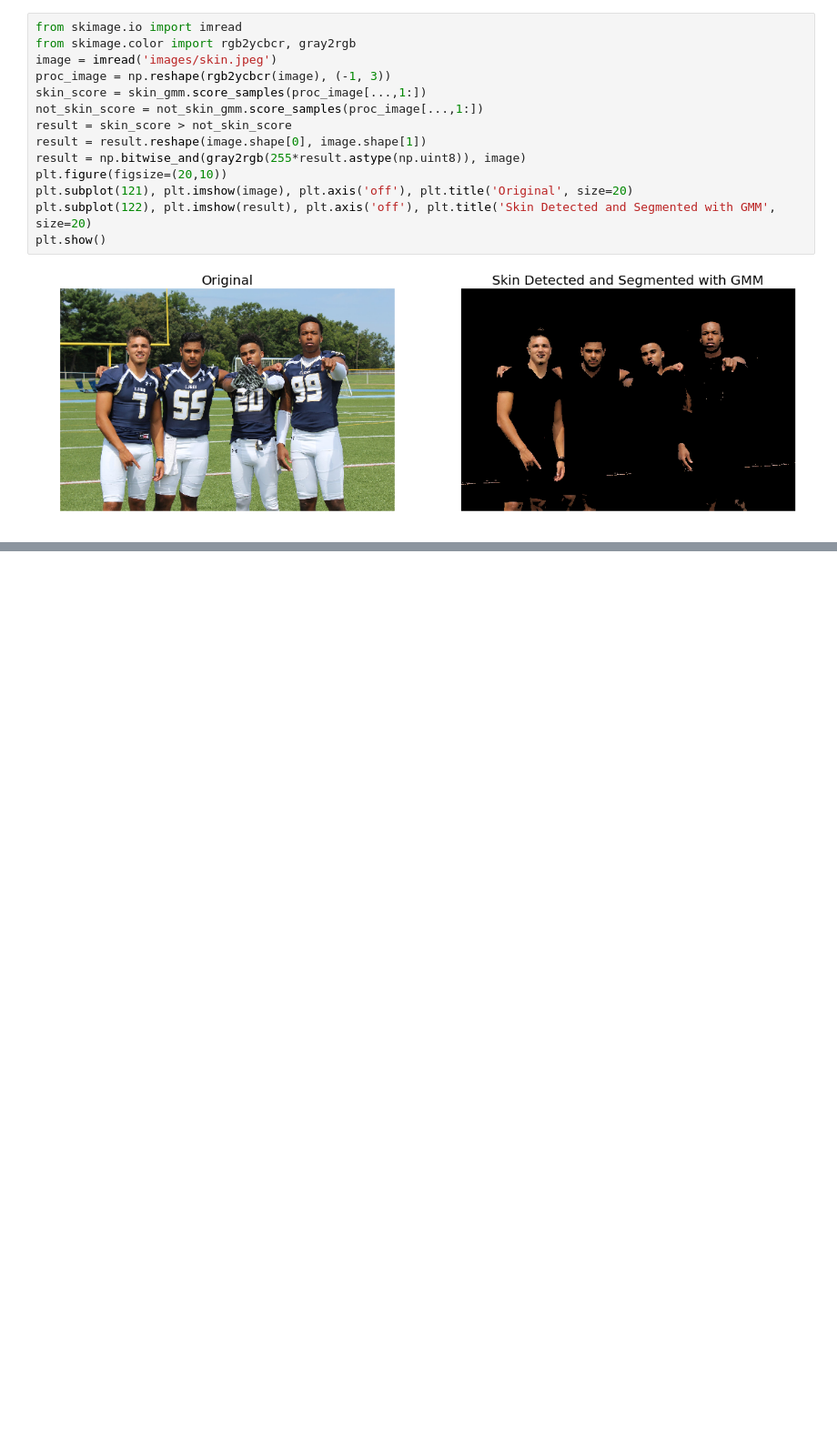
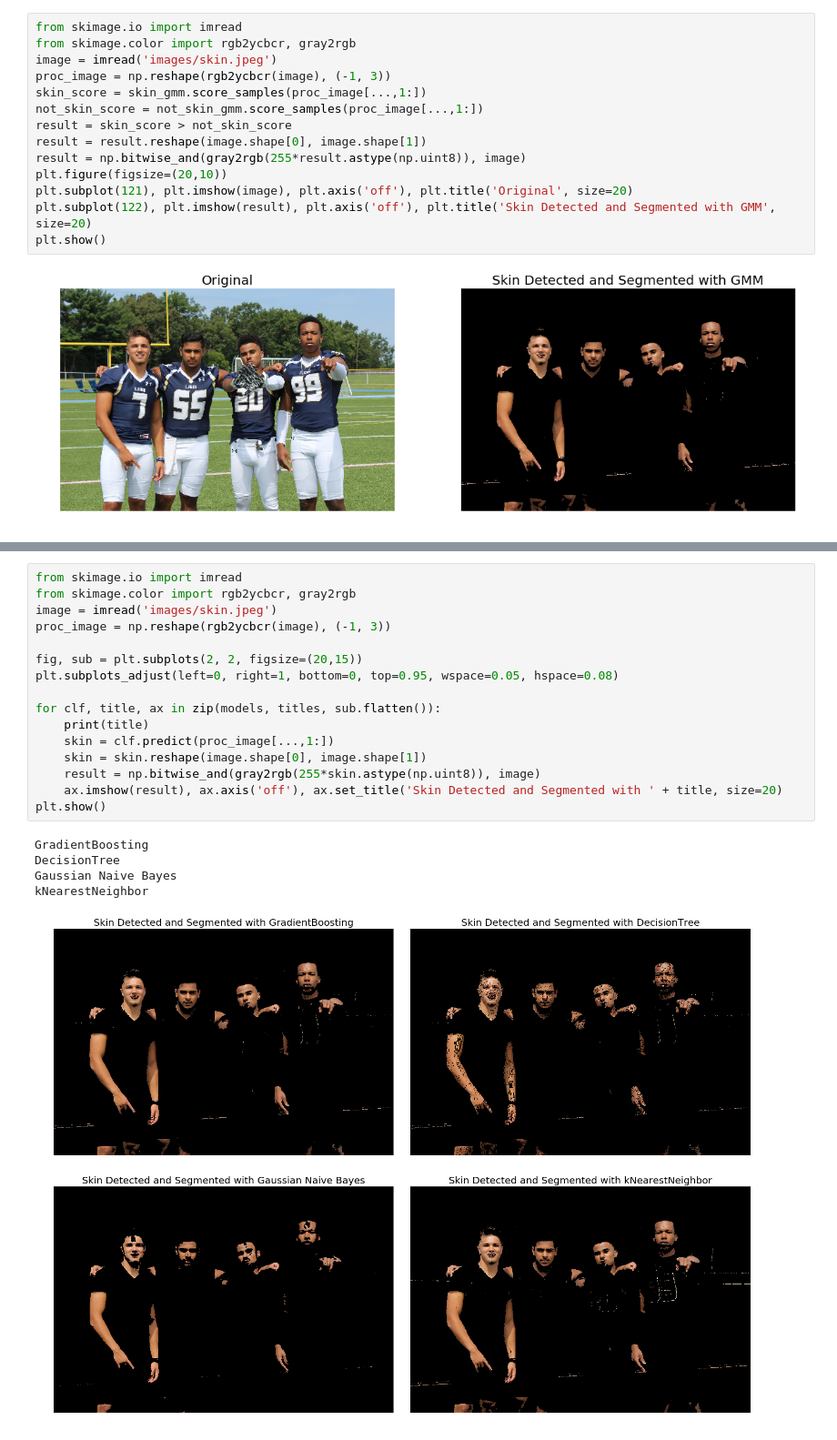
Before and after one commit to PacktPublishing/Python-Image-Processing-Cookbook, a Jupyter notebook: Chapter 06/Chapter06.ipynb, the cells around one changed output, grey strips where cells are left out. Shown at 91% size. Drawn from its saved outputs; the diff is of its cells as text; blank space fills up the shorter version.

```diff
--- a/Chapter 06/Chapter06.ipynb
+++ b/Chapter 06/Chapter06.ipynb
@@ -185,0 +267,22 @@ plt.show()
+# %%
+from skimage.io import imread
+from skimage.color import rgb2ycbcr, gray2rgb
+image = imread('images/skin.jpeg')
+proc_image = np.reshape(rgb2ycbcr(image), (-1, 3))
+
+fig, sub = plt.subplots(2, 2, figsize=(20,15))
+plt.subplots_adjust(left=0, right=1, bottom=0, top=0.95, wspace=0.05, hspace=0.08)
+
+for clf, title, ax in zip(models, titles, sub.flatten()):
+    print(title)
+    skin = clf.predict(proc_image[...,1:])
+    skin = skin.reshape(image.shape[0], image.shape[1])
+    result = np.bitwise_and(gray2rgb(255*skin.astype(np.uint8)), image)
+    ax.imshow(result), ax.axis('off'), ax.set_title('Skin Detected and Segmented with ' + title, size=20)
+plt.show()
+# %% [output]
+GradientBoosting
+DecisionTree
+Gaussian Naive Bayes
+kNearestNeighbor
+[figure, added]
```
Also changed, not shown: parts of 4 cells of this notebook, 2 other files.
